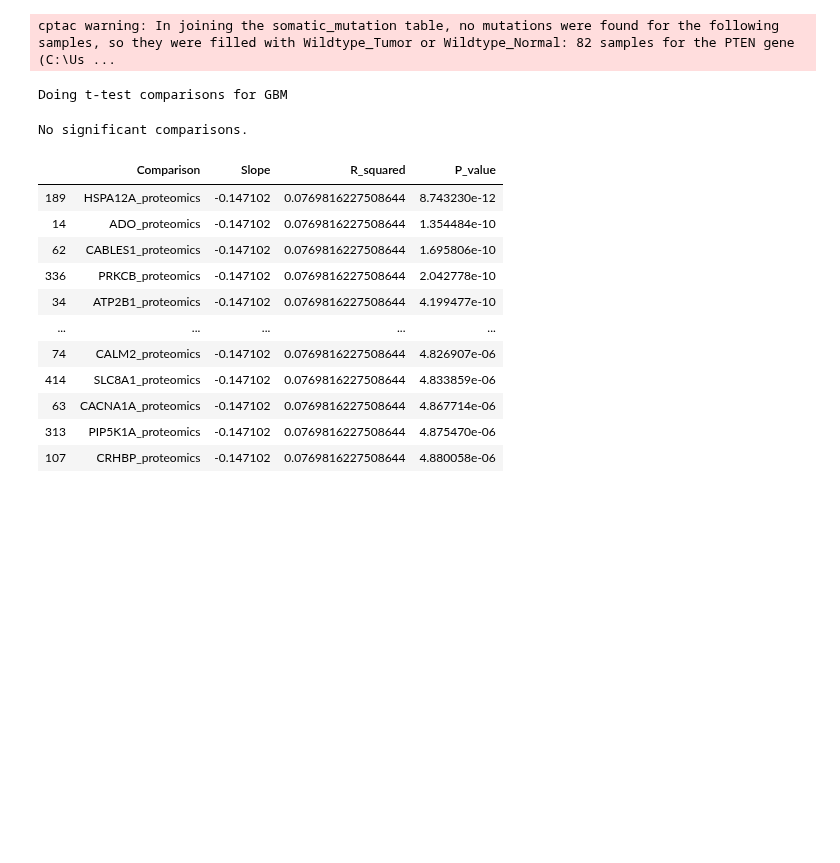
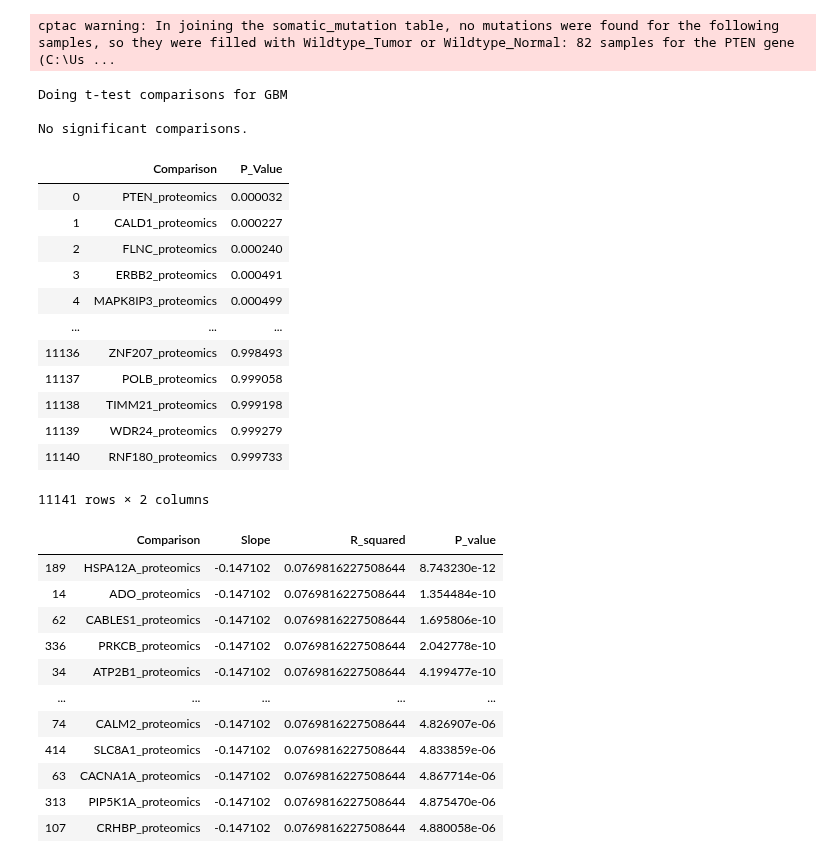
Before and after one commit to PayneLab/WhenMutationsDontMatter, a Jupyter notebook: PTEN context dependant story/PTEN endo and gbm binary pval.ipynb, the cells around one changed output. Cells and saved outputs as stored; diff of their text form; code cells hidden in the pictures; blank space fills up the shorter version.

```diff
--- a/PTEN context dependant story/PTEN endo and gbm binary pval.ipynb
+++ b/PTEN context dependant story/PTEN endo and gbm binary pval.ipynb
@@ -45,14 +45,29 @@ cptac warning: In joining the somatic_mutation table, no mutations were found fo
 # %%
 col_list = list(mut_status.columns)
 col_list.remove('binary_mutations')
 
 print("Doing t-test comparisons for GBM\n")
 
 # Call wrap_ttest, pass in formatted dataframe
 wrap_results = u.wrap_ttest(mut_status, 'binary_mutations', col_list, return_all=True)
+wrap_results
 # %% [output]
 Doing t-test comparisons for GBM
+
+No significant comparisons.
+|  | Comparison | P_Value |
+| 0 | PTEN_proteomics | 0.000032 |
+| 1 | CALD1_proteomics | 0.000227 |
+| 2 | FLNC_proteomics | 0.000240 |
+| 3 | ERBB2_proteomics | 0.000491 |
+| 4 | MAPK8IP3_proteomics | 0.000499 |
+| ... | ... | ... |
+| 11136 | ZNF207_proteomics | 0.998493 |
+| 11137 | POLB_proteomics | 0.999058 |
+| 11138 | TIMM21_proteomics | 0.999198 |
+| 11139 | WDR24_proteomics | 0.999279 |
+| 11140 | RNF180_proteomics | 0.999733 |
-No significant comparisons.
+11141 rows × 2 columns
 # %%
 n = mut_status.iloc[:,:-1000]
 p.wrap_lin_regression(n,'PTEN_proteomics')
```
Also changed, not shown: parts of 2 cells of this notebook, 1 other file.
